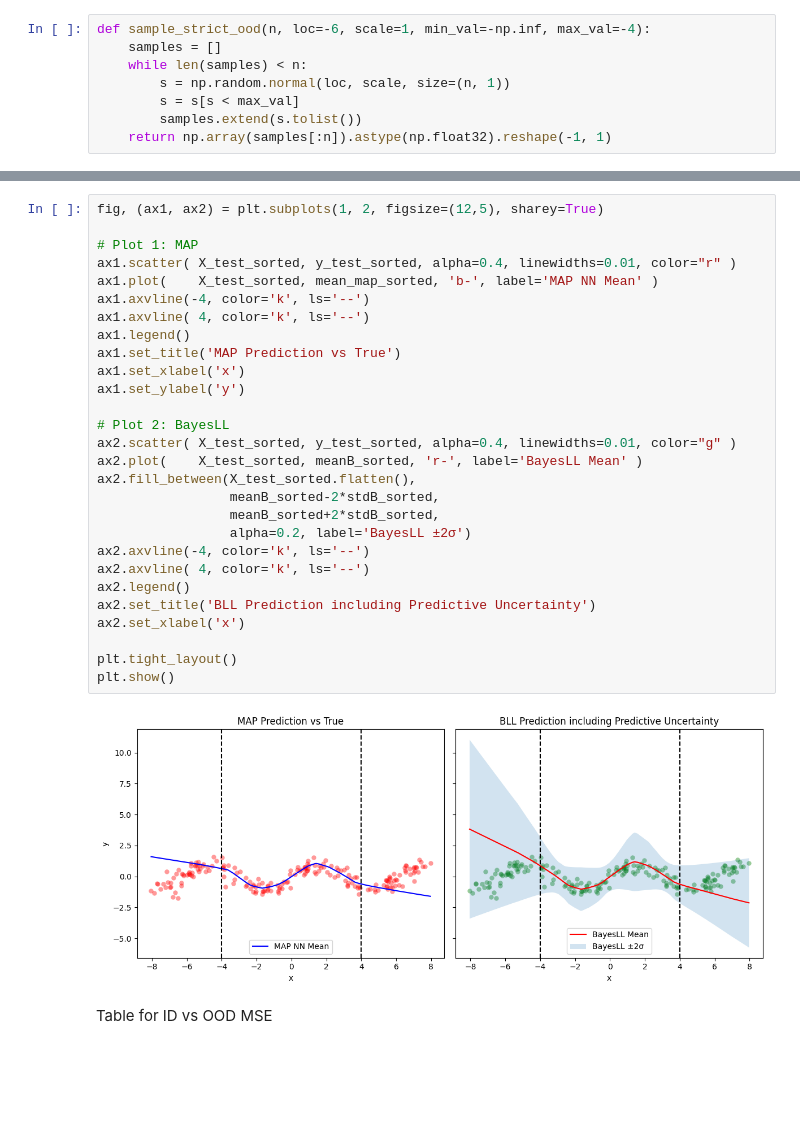
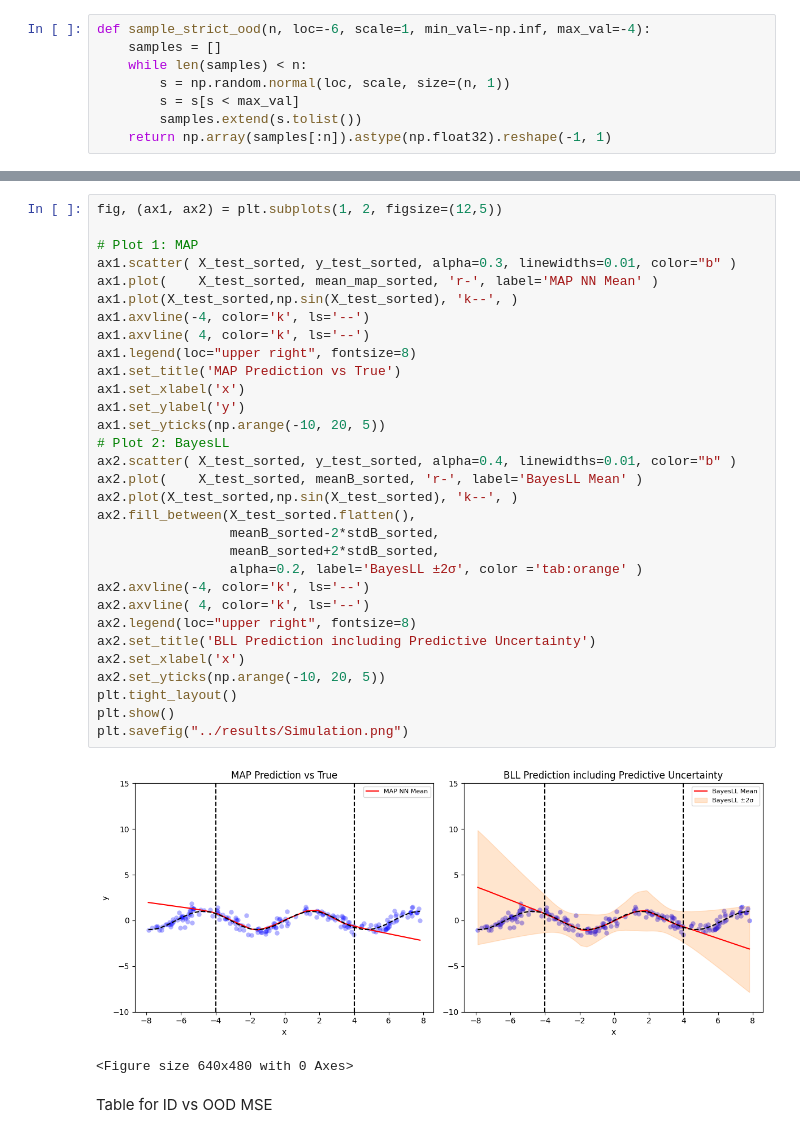
Before and after one commit to Kingmopser/ProbabilisticML, a Jupyter notebook: src/Simulation.ipynb, the cells around one changed output, grey strips where cells are left out. Saved outputs shown, nothing was run; the diff lists cells and outputs as text; blank space fills up the shorter version.

```diff
--- a/src/Simulation.ipynb
+++ b/src/Simulation.ipynb
@@ -118,33 +123,37 @@ Bayesian Last Layer: In-dist uncertainty = 0.9156, OOD average std = 2.0774
 # %%
-fig, (ax1, ax2) = plt.subplots(1, 2, figsize=(12,5), sharey=True)
+fig, (ax1, ax2) = plt.subplots(1, 2, figsize=(12,5))
 
 # Plot 1: MAP
-ax1.scatter( X_test_sorted, y_test_sorted, alpha=0.4, linewidths=0.01, color="r" )
-ax1.plot(    X_test_sorted, mean_map_sorted, 'b-', label='MAP NN Mean' )
+ax1.scatter( X_test_sorted, y_test_sorted, alpha=0.3, linewidths=0.01, color="b" )
+ax1.plot(    X_test_sorted, mean_map_sorted, 'r-', label='MAP NN Mean' )
+ax1.plot(X_test_sorted,np.sin(X_test_sorted), 'k--', )
 ax1.axvline(-4, color='k', ls='--')
 ax1.axvline( 4, color='k', ls='--')
-ax1.legend()
+ax1.legend(loc="upper right", fontsize=8)
 ax1.set_title('MAP Prediction vs True')
 ax1.set_xlabel('x')
 ax1.set_ylabel('y')
-
+ax1.set_yticks(np.arange(-10, 20, 5))
 # Plot 2: BayesLL
-ax2.scatter( X_test_sorted, y_test_sorted, alpha=0.4, linewidths=0.01, color="g" )
+ax2.scatter( X_test_sorted, y_test_sorted, alpha=0.4, linewidths=0.01, color="b" )
 ax2.plot(    X_test_sorted, meanB_sorted, 'r-', label='BayesLL Mean' )
+ax2.plot(X_test_sorted,np.sin(X_test_sorted), 'k--', )
 ax2.fill_between(X_test_sorted.flatten(),
                  meanB_sorted-2*stdB_sorted,
                  meanB_sorted+2*stdB_sorted,
-                 alpha=0.2, label='BayesLL ±2σ')
+                 alpha=0.2, label='BayesLL ±2σ', color ='tab:orange' )
 ax2.axvline(-4, color='k', ls='--')
 ax2.axvline( 4, color='k', ls='--')
-ax2.legend()
+ax2.legend(loc="upper right", fontsize=8)
 ax2.set_title('BLL Prediction including Predictive Uncertainty')
 ax2.set_xlabel('x')
-
+ax2.set_yticks(np.arange(-10, 20, 5))
 plt.tight_layout()
 plt.show()
+plt.savefig("../results/Simulation.png")
 # %% [output]
-[figure, old version]
+[figure, new version]
+<Figure size 640x480 with 0 Axes>
 # %% [markdown]
 Table for ID vs OOD MSE
 # %%
```
Also changed, not shown: parts of 9 cells of this notebook, 10 other files.
